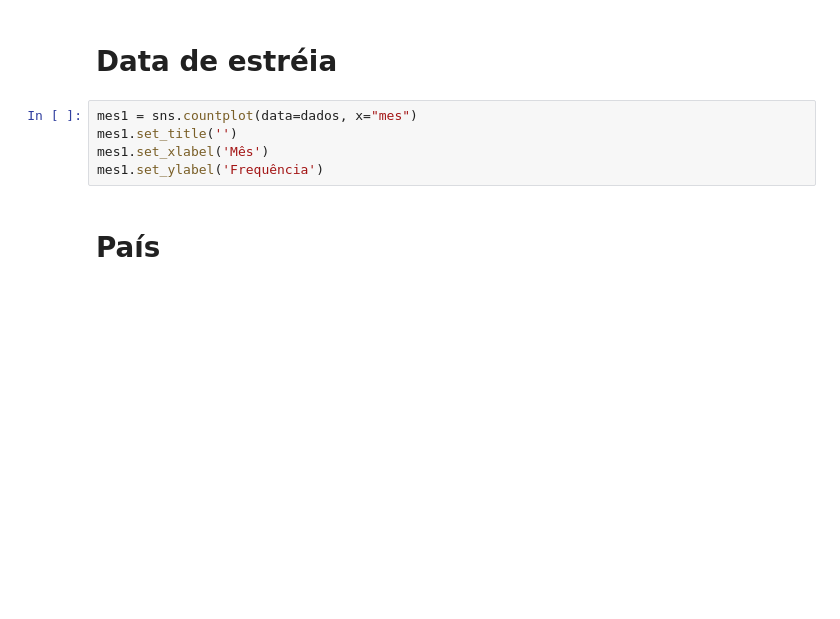
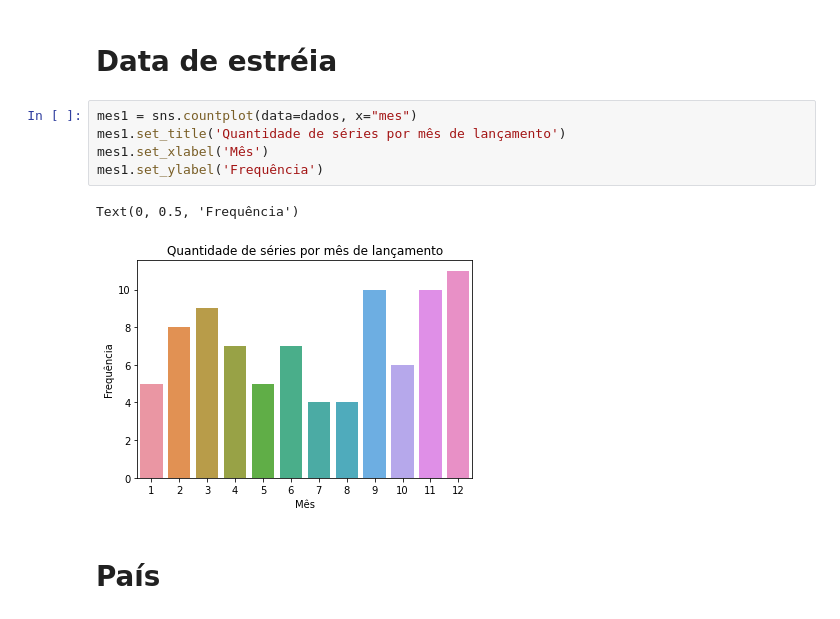
Before and after one commit to mariamaOlive/projeto-sidi-residencia, a Jupyter notebook: analise_exploratoria.ipynb, the cells around one changed output. Drawn from its saved outputs; the diff is of its cells as text; blank space fills up the shorter version.

```diff
--- a/analise_exploratoria.ipynb
+++ b/analise_exploratoria.ipynb
@@ -256,9 +312,12 @@ sns.boxplot(data=dados, x="Ano")# tratar (dividir duracao por numero de episodio
 # Data de estréia
 # %%
 mes1 = sns.countplot(data=dados, x="mes")
-mes1.set_title('')
+mes1.set_title('Quantidade de séries por mês de lançamento')
 mes1.set_xlabel('Mês')
 mes1.set_ylabel('Frequência')
+# %% [output]
+Text(0, 0.5, 'Frequência')
+[figure, added]
 # %% [markdown]
 # País
 # %%
```
Also changed, not shown: parts of 10 cells of this notebook.
